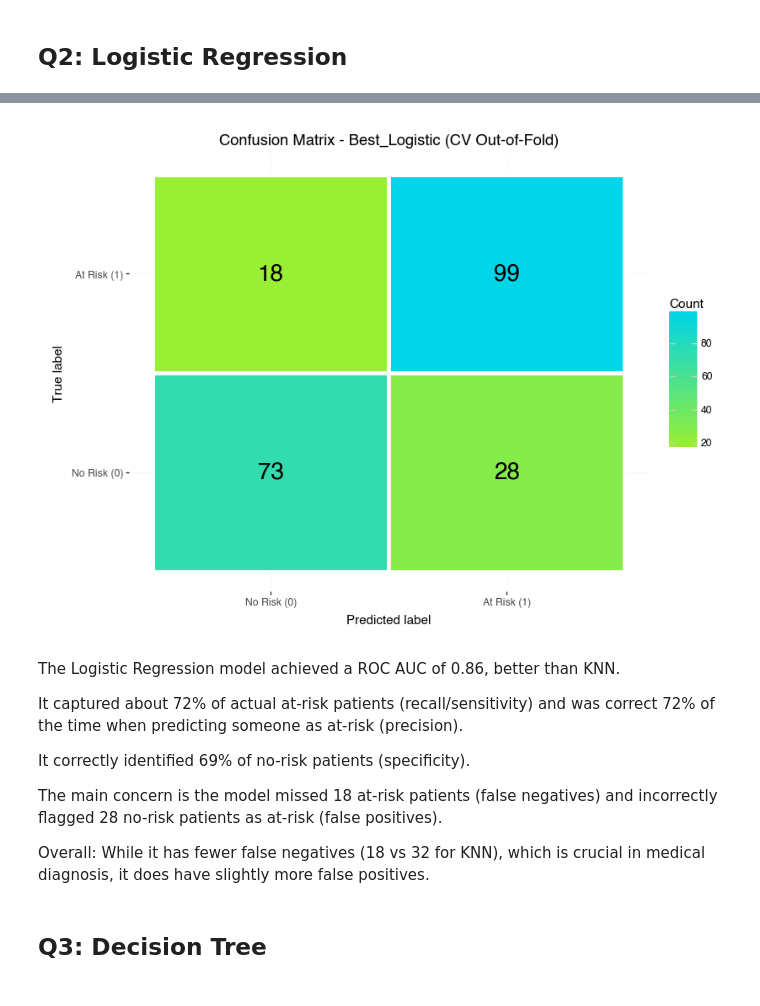
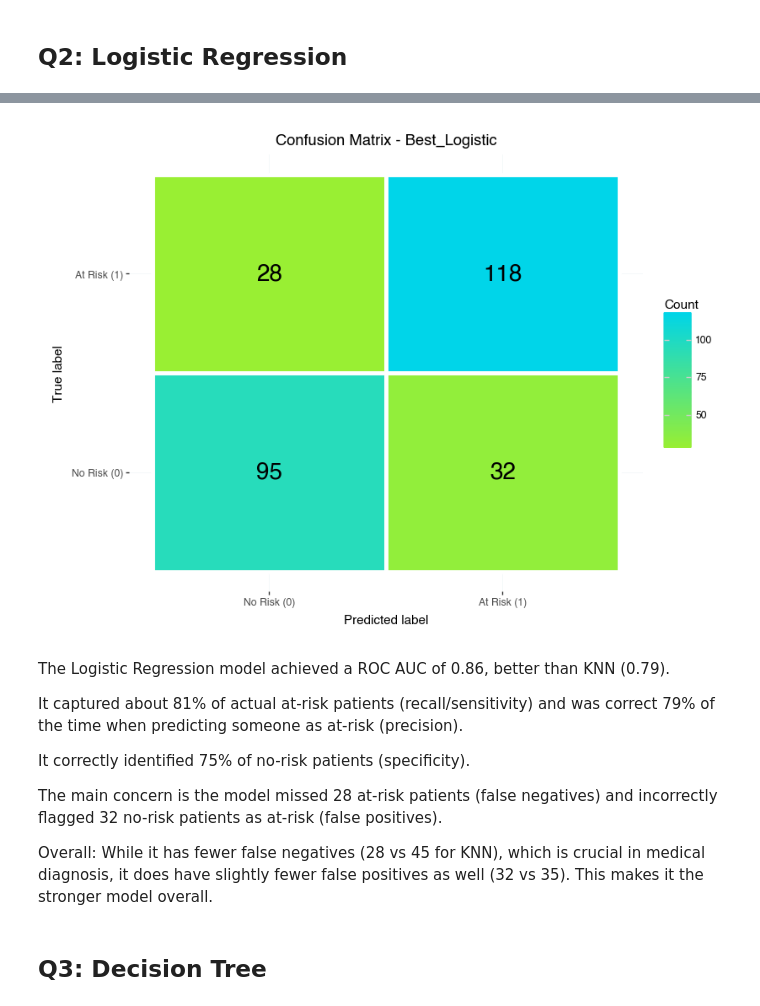
Before and after one commit to PharaohPooh/GSB_544, a Jupyter notebook: Week_8/Lab 7 Heart Attack.ipynb, the cells around one changed output, grey strips where cells are left out. Cells and saved outputs as stored; diff of their text form; code cells hidden in the pictures.

```diff
--- a/Week_8/Lab 7 Heart Attack.ipynb
+++ b/Week_8/Lab 7 Heart Attack.ipynb
@@ -656,49 +409,49 @@ dflog[dflog['Classification Type'] == 'Logistic'].sort_values('ROC AUC Mean (CV)
 best_logistic_model = model_library['Logistic_Wide']
 
 # Cross-validated predictions
-logistic_oof = cross_val_predict(best_logistic_model, X_train, y_train, cv=5, method='predict_proba')[:, 1]
+logistic_oof = cross_val_predict(best_logistic_model, X, y, cv=5, method='predict_proba')[:, 1]
 y_pred_oof = (logistic_oof >= 0.5).astype(int)
 
 # Calculate metrics
-cm_oof = confusion_matrix(y_train, y_pred_oof, labels=[0, 1])
+cm_oof = confusion_matrix(y, y_pred_oof, labels=[0, 1])
 tn, fp, fn, tp = cm_oof.ravel()
 
 # Create dataframe
 cm_df = pd.DataFrame({
     'True_Label': [0, 0, 1, 1],
     'Predicted_Label': [0, 1, 0, 1],
     'Count': [tn, fp, fn, tp]
 })
 
 # Plot
 (p9.ggplot(cm_df, p9.aes(x='factor(Predicted_Label)', y='factor(True_Label)', fill='Count'))
     + p9.geom_tile(color='white', size=2)
     + p9.geom_text(p9.aes(label='Count'), size=20, color='black')
     + p9.scale_fill_gradient(low='#99ef33', high='#00d5e9')
     + p9.scale_x_discrete(labels=['No Risk (0)', 'At Risk (1)'])
     + p9.scale_y_discrete(labels=['No Risk (0)', 'At Risk (1)'])
     + p9.labs(
         title='Confusion Matrix - Best_Logistic',
         x='Predicted label',
         y='True label'
     )
     + p9.theme(figure_size=(8, 6))
     + p9.theme(
         panel_background=p9.element_rect(fill="white"),
         panel_grid_major=p9.element_line(color="#f2f7f8", size=0.5)
     )
 )
 # %% [output]
-[figure, old version]
+[figure, new version]
 # %% [markdown]
-The Logistic Regression model achieved a ROC AUC of 0.86, better than KNN.
+The Logistic Regression model achieved a ROC AUC of 0.86, better than KNN (0.79).
 
-It captured about 72% of actual at-risk patients (recall/sensitivity) and was correct 72% of the time when predicting someone as at-risk (precision).
+It captured about 81% of actual at-risk patients (recall/sensitivity) and was correct 79% of the time when predicting someone as at-risk (precision).
 
-It correctly identified 69% of no-risk patients (specificity).
+It correctly identified 75% of no-risk patients (specificity).
 
-The main concern is the model missed 18 at-risk patients (false negatives) and incorrectly flagged 28 no-risk patients as at-risk (false positives).
+The main concern is the model missed 28 at-risk patients (false negatives) and incorrectly flagged 32 no-risk patients as at-risk (false positives).
 
-Overall: While it has fewer false negatives (18 vs 32 for KNN), which is crucial in medical diagnosis, it does have slightly more false positives.
+Overall: While it has fewer false negatives (28 vs 45 for KNN), which is crucial in medical diagnosis, it does have slightly fewer false positives as well (32 vs 35). This makes it the stronger model overall.
 # %% [markdown]
 ## Q3: Decision Tree
```
Also changed, not shown: parts of 47 cells of this notebook, 2 other files.
